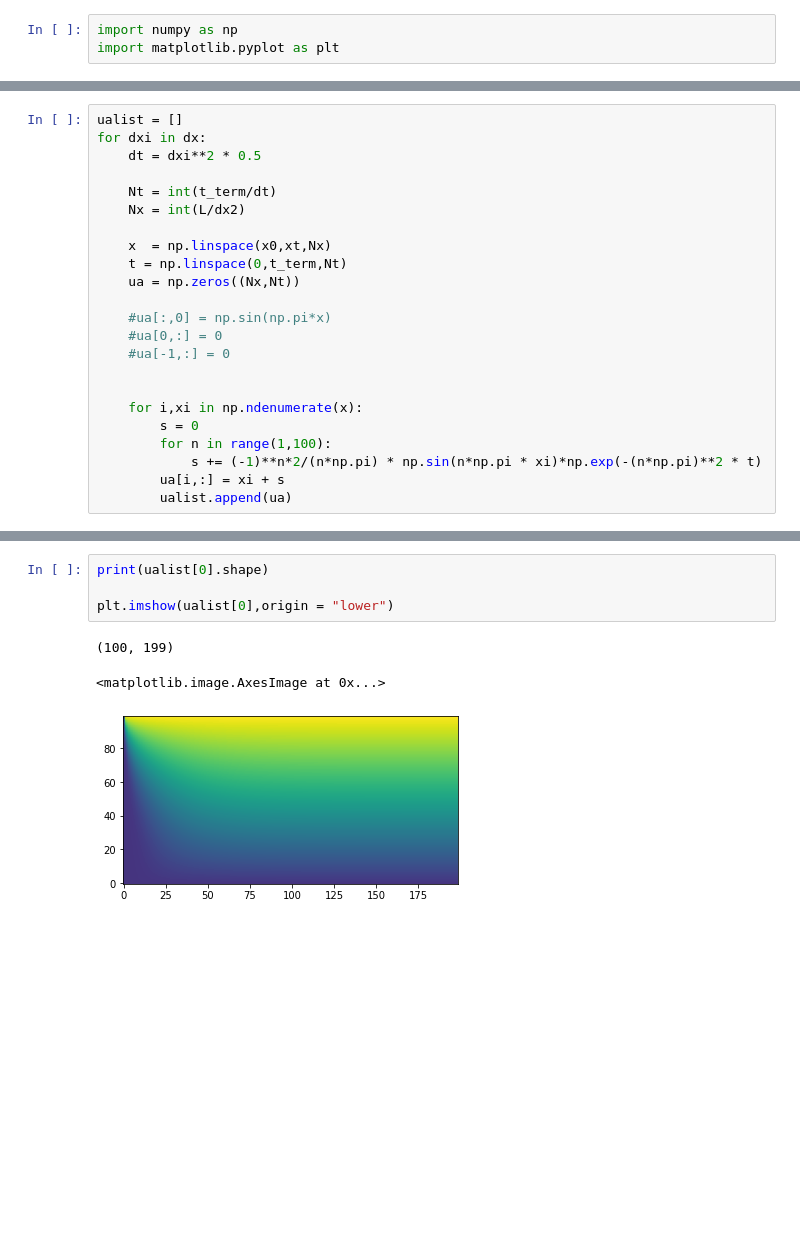
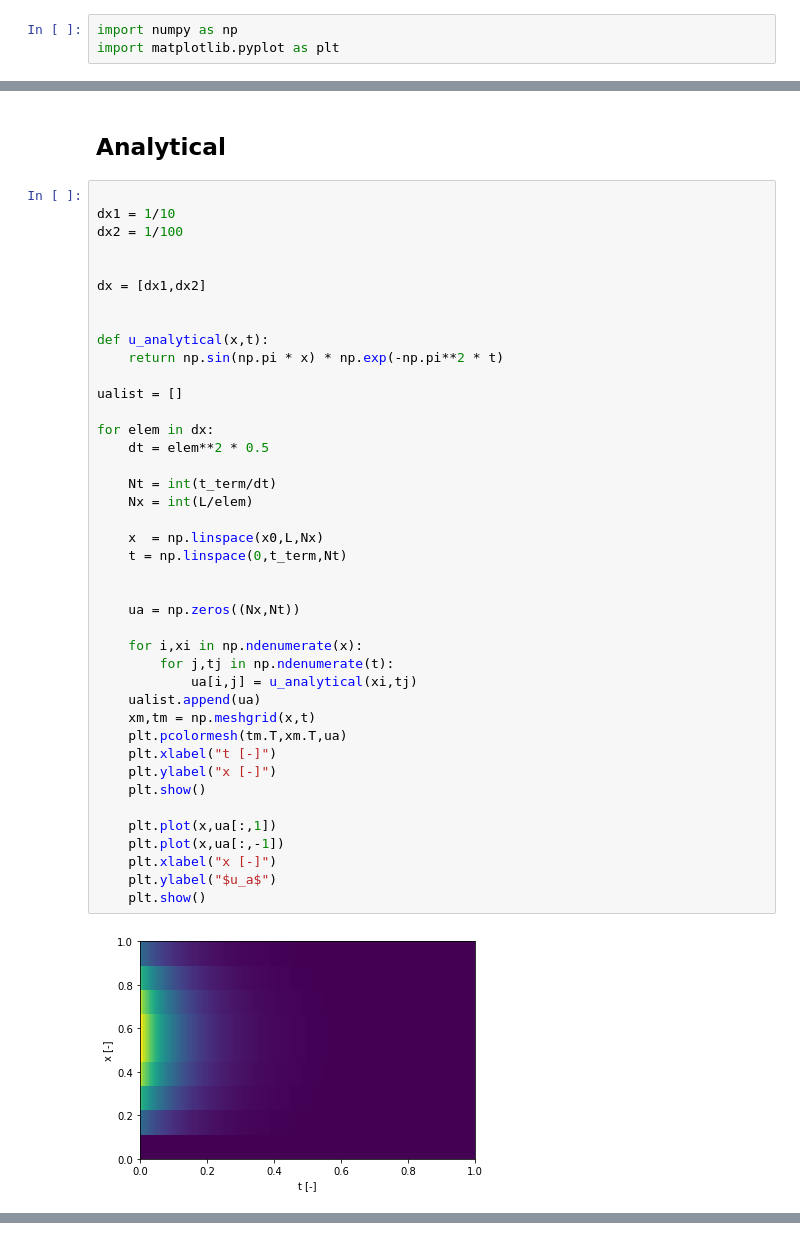
Before and after one commit to MortenTryti/MachineLearning, a Jupyter notebook: Project 3/P3_taskb.ipynb, the cells around one changed output, grey strips where cells are left out. Saved outputs shown, nothing was run; the diff lists cells and outputs as text; blank space fills up the shorter version.

```diff
--- a/Project 3/P3_taskb.ipynb
+++ b/Project 3/P3_taskb.ipynb
@@ -54,23 +66,45 @@ print(x.shape)
+# %% [markdown]
+## Analytical
 # %%
+
+dx1 = 1/10
+dx2 = 1/100
+
+
+dx = [dx1,dx2]
+
+
+def u_analytical(x,t):
+    return np.sin(np.pi * x) * np.exp(-np.pi**2 * t)
+
 ualist = []
-for dxi in dx:
-    dt = dxi**2 * 0.5
+
+for elem in dx:
+    dt = elem**2 * 0.5
 
     Nt = int(t_term/dt)
-    Nx = int(L/dx2)
+    Nx = int(L/elem)
 
-    x  = np.linspace(x0,xt,Nx)
+    x  = np.linspace(x0,L,Nx)
     t = np.linspace(0,t_term,Nt)
+
+
     ua = np.zeros((Nx,Nt))
 
-    #ua[:,0] = np.sin(np.pi*x)
-    #ua[0,:] = 0
-    #ua[-1,:] = 0
+    for i,xi in np.ndenumerate(x):
+        for j,tj in np.ndenumerate(t):
+            ua[i,j] = u_analytical(xi,tj)
+    ualist.append(ua)
+    xm,tm = np.meshgrid(x,t)
+    plt.pcolormesh(tm.T,xm.T,ua)
+    plt.xlabel("t [-]")
+    plt.ylabel("x [-]")
+    plt.show()
 
-
-    for i,xi in np.ndenumerate(x):
-        s = 0
-        for n in range(1,100):
-            s += (-1)**n*2/(n*np.pi) * np.sin(n*np.pi * xi)*np.exp(-(n*np.pi)**2 * t)
-        ua[i,:] = xi + s
-        ualist.append(ua)
+    plt.plot(x,ua[:,1])
+    plt.plot(x,ua[:,-1])
+    plt.xlabel("x [-]")
+    plt.ylabel("$u_a$")
+    plt.show()
+# %% [output]
+[figure, added]
@@ -77,8 +113,0 @@ for dxi in dx:
-# %%
-print(ualist[0].shape)
-
-plt.imshow(ualist[0],origin = "lower")
-# %% [output]
-(100, 199)
-<matplotlib.image.AxesImage at 0x...>
-[figure, removed]
```
Also changed, not shown: parts of 5 cells of this notebook.
